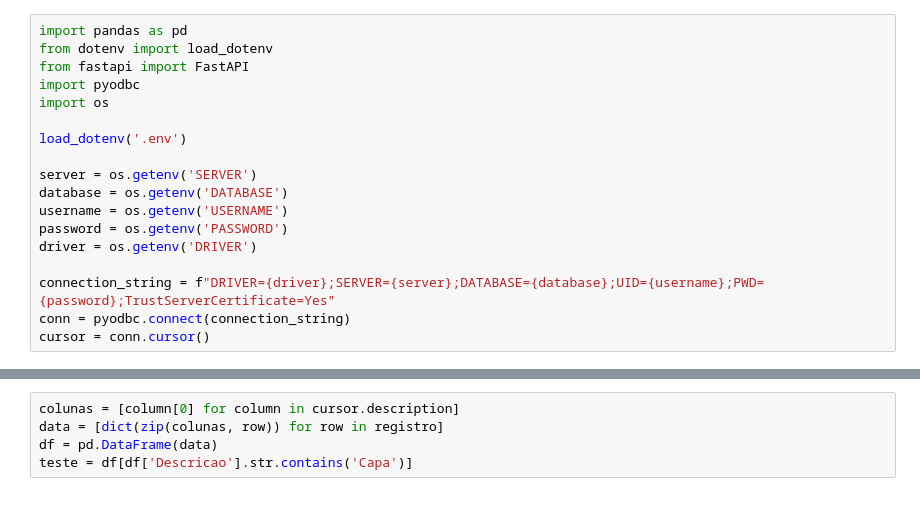
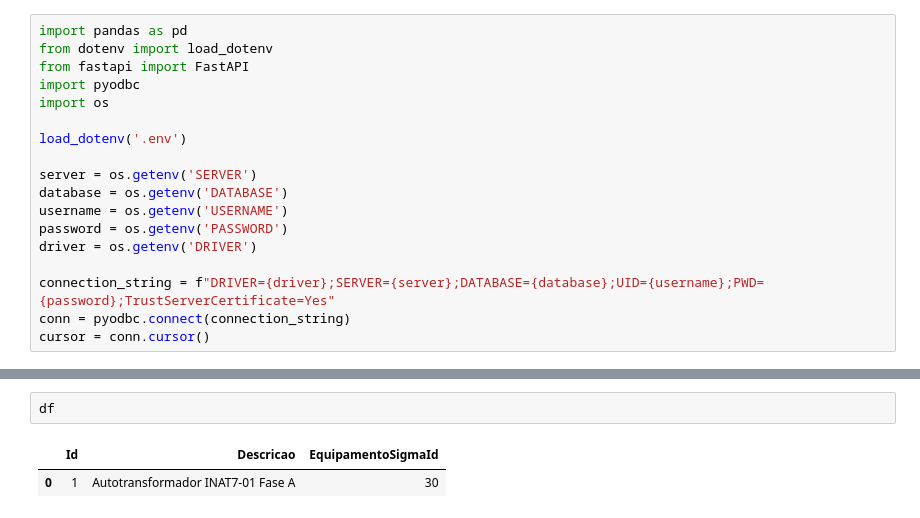
Before and after one commit to JoaoDias61/taesa-backend, a Jupyter notebook: teste.ipynb, the cells around one changed output, grey strips where cells are left out. Cells and saved outputs as stored; diff of their text form.

```diff
--- a/teste.ipynb
+++ b/teste.ipynb
@@ -38,5 +76,5 @@ registro = resultado.fetchall()
-# %%
-colunas = [column[0] for column in cursor.description]
-data = [dict(zip(colunas, row)) for row in registro]
-df = pd.DataFrame(data)
-teste = df[df['Descricao'].str.contains('Capa')]
+# %%
+df
+# %% [output]
+|  | Id | Descricao | EquipamentoSigmaId |
+| 0 | 1 | Autotransformador INAT7-01 Fase A | 30 |
```
Also changed, not shown: parts of 13 cells of this notebook, 4 other files.
